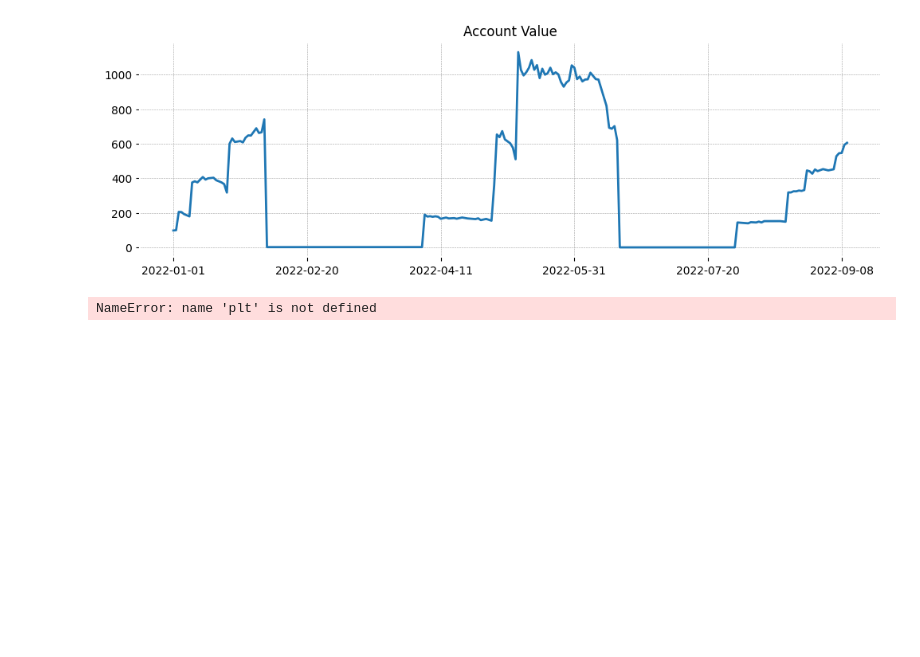
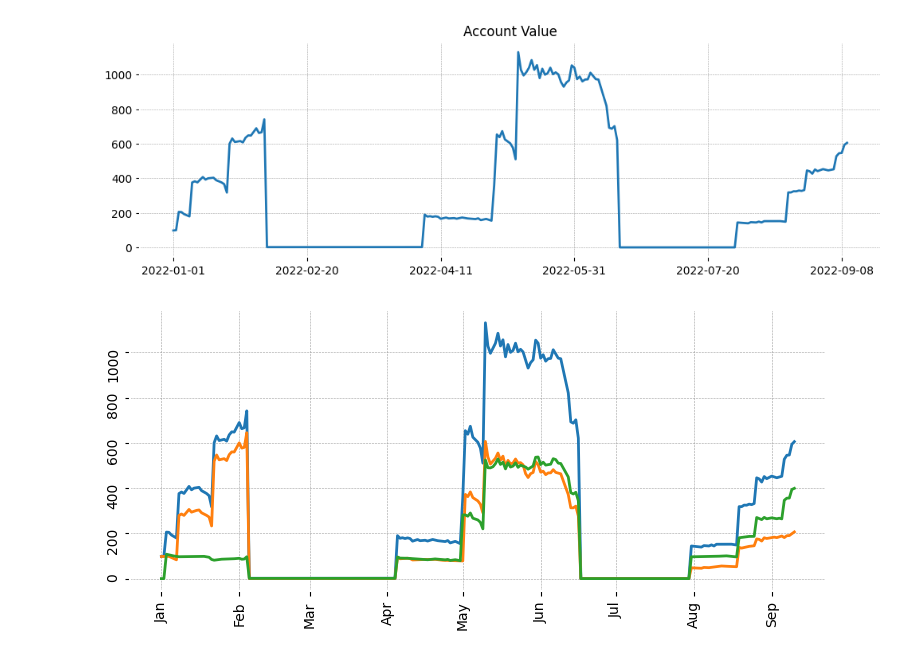
Before and after one commit to finnnilsen90/finance-blockchain_analysis, a Jupyter notebook: crypto_analysis.ipynb, the cells around one changed output. Saved outputs shown, nothing was run; the diff lists cells and outputs as text; code cells hidden in the pictures; blank space fills up the shorter version.

```diff
--- a/crypto_analysis.ipynb
+++ b/crypto_analysis.ipynb
@@ -109,28 +109,28 @@ Text(0.5, 1.0, 'Account Value')
 # %%
 # Plot all 3 data frames
 dff_all = crypto_account(data_coin).total_value()
 df_eth = crypto_account(data_coin).crypto_dollar_value(ticker='ETH/USD')
 df_btc = crypto_account(data_coin).crypto_dollar_value(ticker='BTC/USD')
 
 date = dff_all.index
 
 days = pd.Series(pd.date_range('20220101', periods=2))
 d = [0,0]
 missing_dates = pd.DataFrame({'date': days, 'close': d})
 missing_dates.astype({'close': 'float64'}).dtypes
 missing_dates = missing_dates.set_index('date')
 df_btc_equal = pd.concat([missing_dates,df_btc['account_value']],verify_integrity=True,ignore_index=False,sort=True)
 
 pyplot.rcParams["figure.figsize"] = [7.50, 3.50]
 pyplot.rcParams["figure.autolayout"] = True
-fig, ax = plt.subplots()
+fig, ax = pyplot.subplots()
 ax.plot(dff_all.index, dff_all['close'])
 pyplot.plot(dff_all.index,df_eth['account_value']['close'])
 pyplot.plot(dff_all.index,df_btc_equal['close'])
 pyplot.tick_params(rotation=90)
 months = dates.MonthLocator()
 ax.xaxis.set_major_locator(months)
 ax.xaxis.set_major_formatter(dates.DateFormatter('%b'))
 pyplot.show()
 # %% [output]
-NameError: name 'plt' is not defined
+[figure, added]
```
